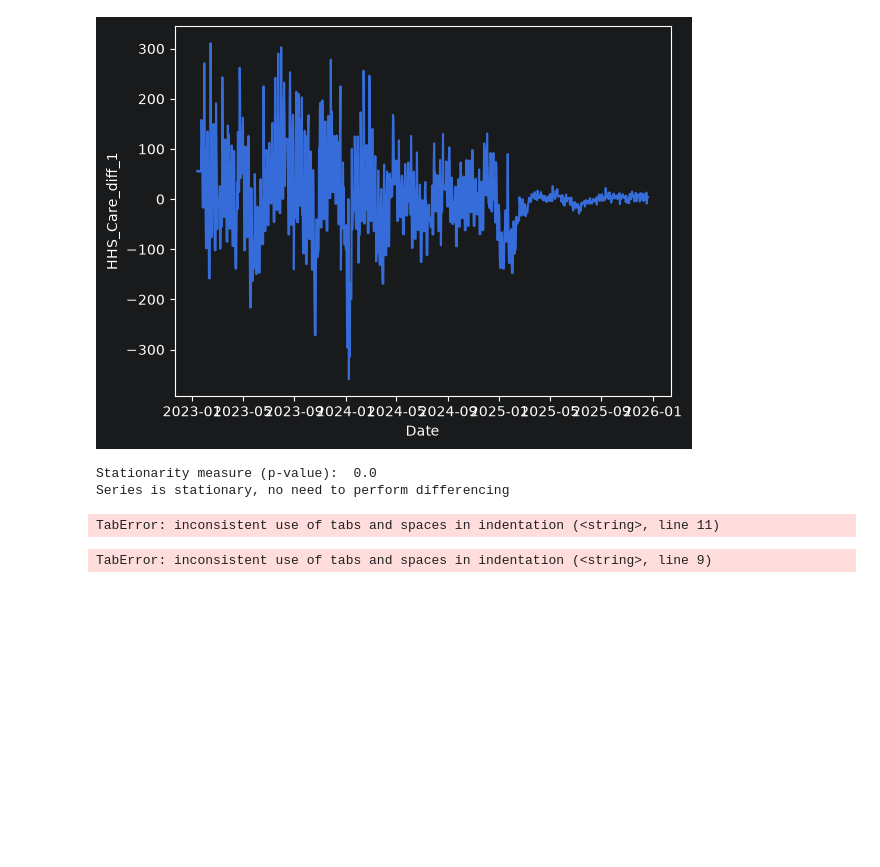
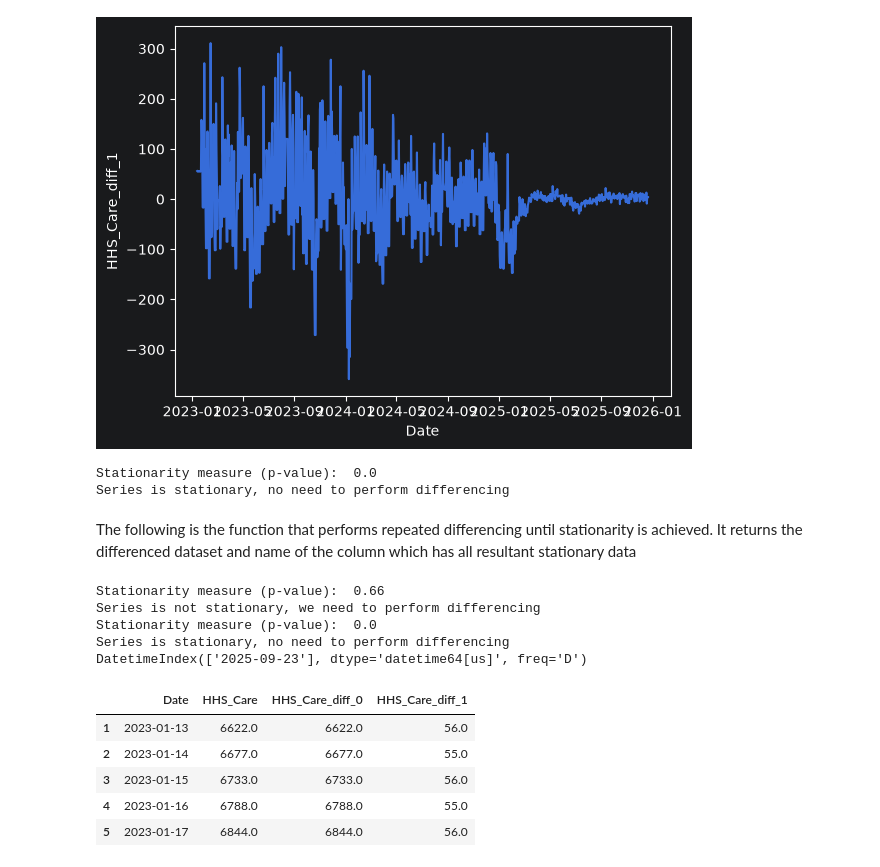
Before and after one commit to amithvardhan99/resume-projects, a Jupyter notebook: Predictive Forecasting of Care Load & Placement Demand/notebook.ipynb, the cells around one changed output. Drawn from its saved outputs; the diff is of its cells as text; code cells hidden in the pictures; blank space fills up the shorter version.

```diff
--- a/Predictive Forecasting of Care Load & Placement Demand/notebook.ipynb
+++ b/Predictive Forecasting of Care Load & Placement Demand/notebook.ipynb
@@ -704,32 +704,2 @@ df_i["HHS_Care_diff_0"] = df_i["HHS_Care"].copy()
-# %%
-i = 0
-while True:
-    result = adfuller(df_i["HHS_Care_diff_"+str(i)])
-    adf = result[0]
-    p_value = result[1]
-    print("Stationarity measure (p-value): ",round(p_value,2))
-    if p_value > 0.05:
-        print("Series is not stationary, we need to perform differencing")
-        df_i["HHS_Care_diff"+str(i+1)] = df_i["HHS_Care_diff_"+str(i)].diff()
-        i += 1
-	else:
-        print("Series is stationary, no need to perform differencing")
-        break
-# %% [output]
-TabError: inconsistent use of tabs and spaces in indentation (<string>, line 11)
-# %%
-i = 0
-while True:
-	result = adfuller(df_i["HHS_Care_diff_"+str(i)])
-	adf = result[0]
-	p_value = result[1]
-	print("Stationarity measure (p-value): ",round(p_value,2))
-	if p_value > 0.05:
-	    print("Series is not stationary, we need to perform differencing")
-        df_i["HHS_Care_diff_"+str(i+1)] = df_i["HHS_Care_diff_"+str(i)].diff()
-    i += 1
-    else:
-        print("Series is stationary, no need to perform differencing")
-        break
-# %% [output]
-TabError: inconsistent use of tabs and spaces in indentation (<string>, line 9)
+# %% [markdown]
+The following is the function that performs repeated differencing until stationarity is achieved. It returns the differenced dataset and name of the column which has all resultant stationary data
@@ -735,0 +725,19 @@ TabError: inconsistent use of tabs and spaces in indentation (<string>, line 9)
+# %%
+df_i = df_7[["Date","HHS_Care"]]
+df_i["HHS_Care_diff_0"] = df_i["HHS_Care"].copy()
+df_i["Date"] = pd.to_datetime(df_i["Date"])
+df_i,name_of_stationary_column = perform_differencing(df_i)
+print(i)
+df_i.head()
+# %% [output]
+Stationarity measure (p-value):  0.66
+Series is not stationary, we need to perform differencing
+Stationarity measure (p-value):  0.0
+Series is stationary, no need to perform differencing
+DatetimeIndex(['2025-09-23'], dtype='datetime64[us]', freq='D')
+|  | Date | HHS_Care | HHS_Care_diff_0 | HHS_Care_diff_1 |
+| 1 | 2023-01-13 | 6622.0 | 6622.0 | 56.0 |
+| 2 | 2023-01-14 | 6677.0 | 6677.0 | 55.0 |
+| 3 | 2023-01-15 | 6733.0 | 6733.0 | 56.0 |
+| 4 | 2023-01-16 | 6788.0 | 6788.0 | 55.0 |
+| 5 | 2023-01-17 | 6844.0 | 6844.0 | 56.0 |
```
Also changed, not shown: parts of 13 cells of this notebook, 5 other files.
